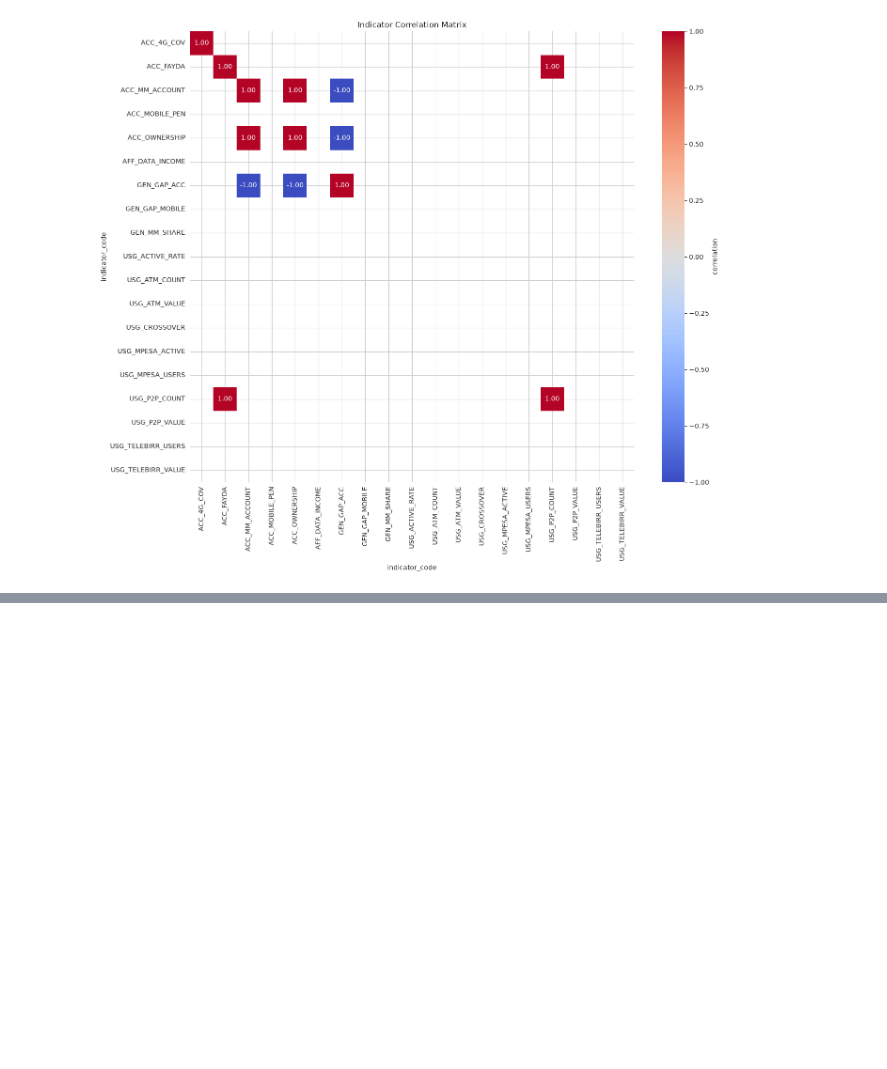
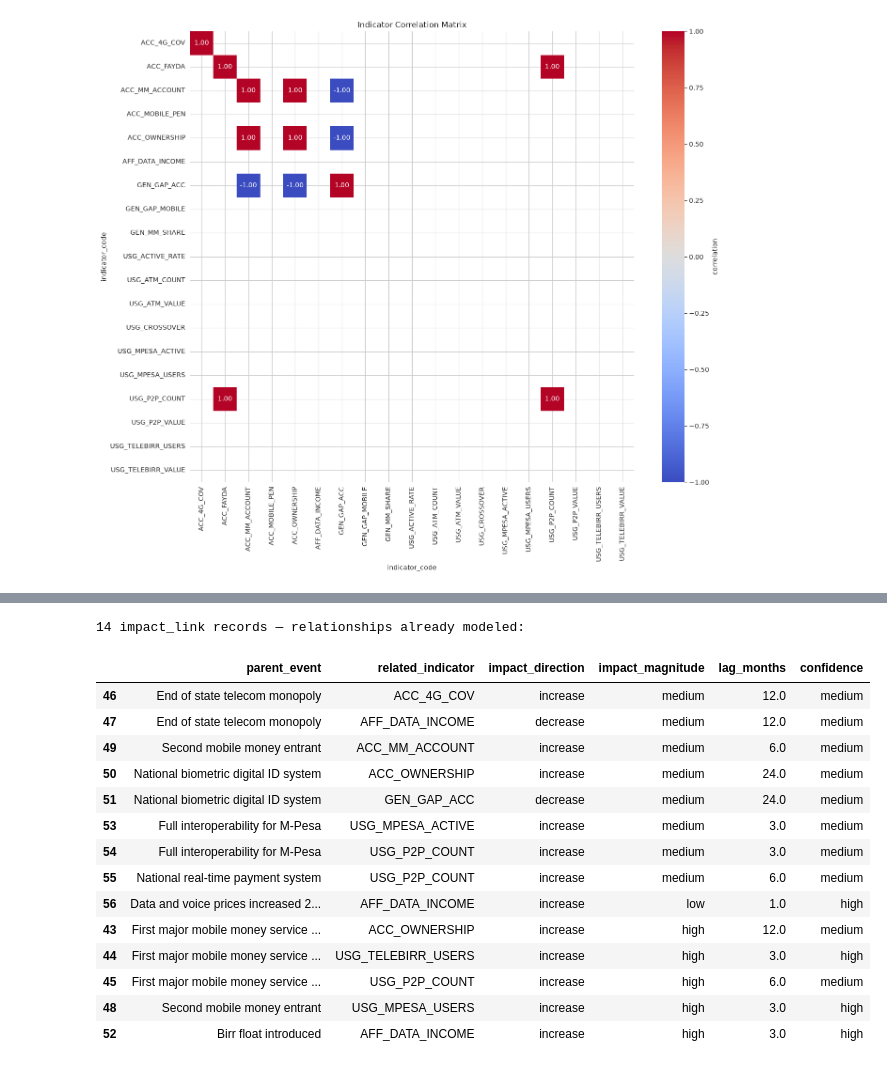
Before and after one commit to Sumeyahassen/ethiopia-fi-forecast, a Jupyter notebook: notebooks/02_eda.ipynb, the cells around one changed output, grey strips where cells are left out. Saved outputs shown, nothing was run; the diff lists cells and outputs as text; code cells hidden in the pictures; blank space fills up the shorter version.

Commit message:
existing impact link insite

```diff
--- a/notebooks/02_eda.ipynb
+++ b/notebooks/02_eda.ipynb
@@ -337,0 +356,26 @@ if 'USG_DIGITAL_PAYMENT' in corr.columns:
+# %%
+# existing impact link insite
+links = df[df['record_type'] == 'impact_link'].copy()
+event_lookup = events.set_index('record_id')['original_text'] if 'record_id' in events.columns else {}
+links['parent_event'] = links['parent_id'].map(event_lookup)
+
+print(f"{len(links)} impact_link records — relationships already modeled:")
+links[['parent_event', 'related_indicator', 'impact_direction',
+       'impact_magnitude', 'lag_months', 'confidence']].sort_values('impact_magnitude', ascending=False)
+# %% [output]
+14 impact_link records — relationships already modeled:
+|  | parent_event | related_indicator | impact_direction | impact_magnitude | lag_months | confidence |
+| 46 | End of state telecom monopoly | ACC_4G_COV | increase | medium | 12.0 | medium |
+| 47 | End of state telecom monopoly | AFF_DATA_INCOME | decrease | medium | 12.0 | medium |
+| 49 | Second mobile money entrant | ACC_MM_ACCOUNT | increase | medium | 6.0 | medium |
+| 50 | National biometric digital ID system | ACC_OWNERSHIP | increase | medium | 24.0 | medium |
+| 51 | National biometric digital ID system | GEN_GAP_ACC | decrease | medium | 24.0 | medium |
+| 53 | Full interoperability for M-Pesa | USG_MPESA_ACTIVE | increase | medium | 3.0 | medium |
+| 54 | Full interoperability for M-Pesa | USG_P2P_COUNT | increase | medium | 3.0 | medium |
+| 55 | National real-time payment system | USG_P2P_COUNT | increase | medium | 6.0 | medium |
+| 56 | Data and voice prices increased 2... | AFF_DATA_INCOME | increase | low | 1.0 | high |
+| 43 | First major mobile money service ... | ACC_OWNERSHIP | increase | high | 12.0 | medium |
+| 44 | First major mobile money service ... | USG_TELEBIRR_USERS | increase | high | 3.0 | high |
+| 45 | First major mobile money service ... | USG_P2P_COUNT | increase | high | 6.0 | medium |
+| 48 | Second mobile money entrant | USG_MPESA_USERS | increase | high | 3.0 | high |
+| 52 | Birr float introduced | AFF_DATA_INCOME | increase | high | 3.0 | high |
```
Also changed, not shown: parts of 1 cell of this notebook.
